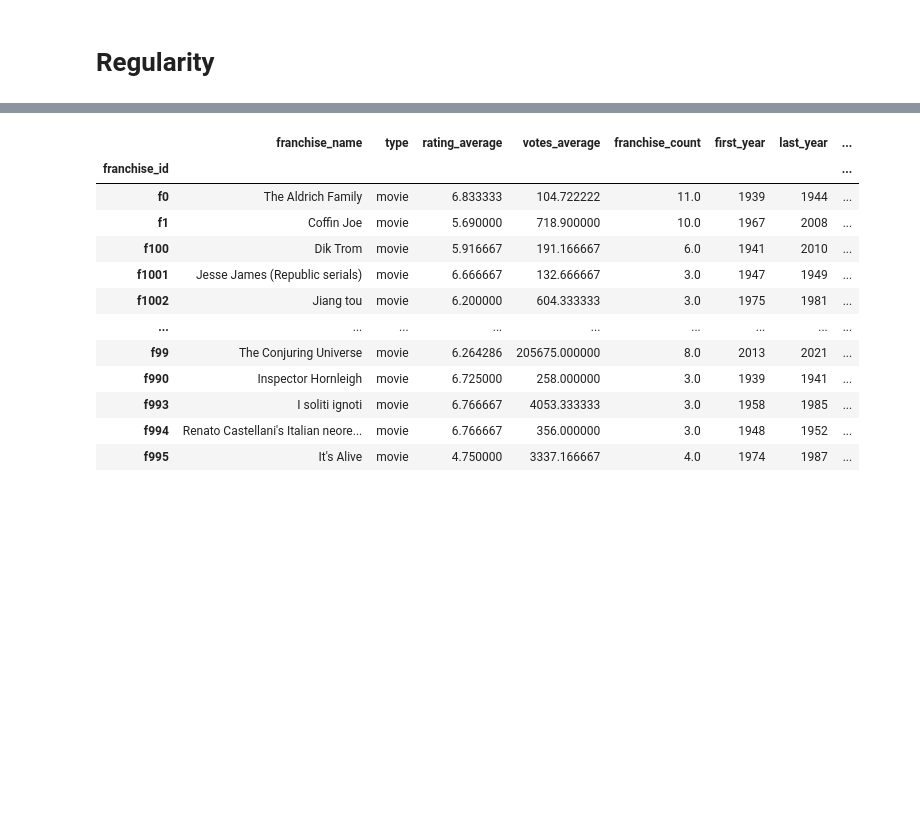
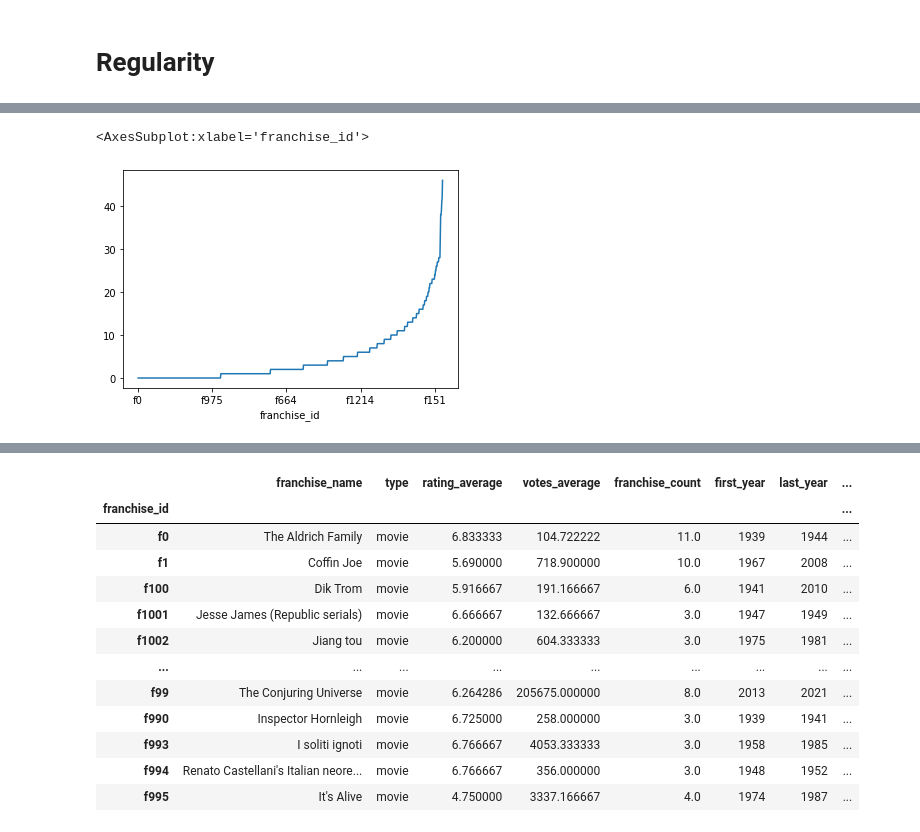
Before and after one commit to adambrennan150/Franchises, a Jupyter notebook: RQ1.ipynb, the cells around one changed output, grey strips where cells are left out. Cells and saved outputs as stored; diff of their text form; code cells hidden in the pictures; blank space fills up the shorter version.

```diff
--- a/RQ1.ipynb
+++ b/RQ1.ipynb
@@ -630,0 +704,5 @@ Name: frequency_of_release, dtype: float64
+# %%
+movie_df["regularity_diff"].sort_values().plot()
+# %% [output]
+<AxesSubplot:xlabel='franchise_id'>
+[figure, added]
```
Also changed, not shown: parts of 35 cells of this notebook.
